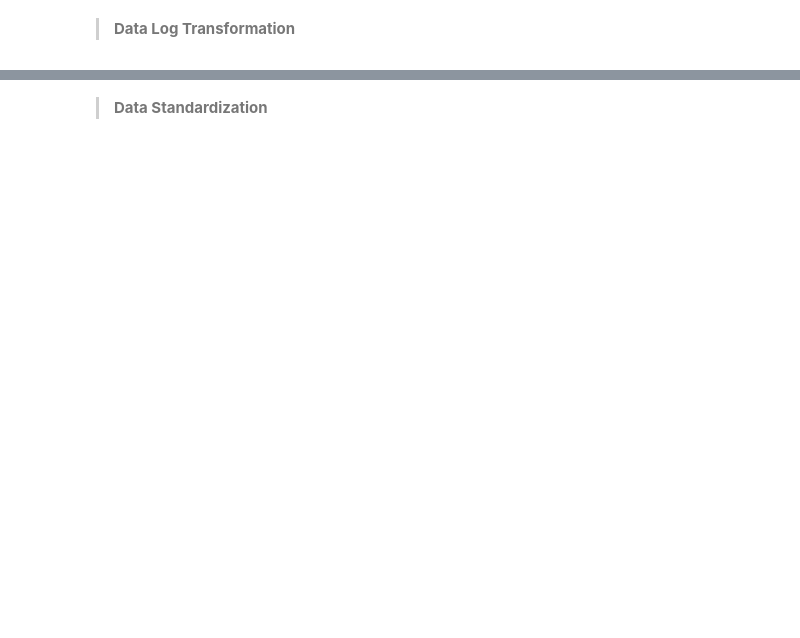
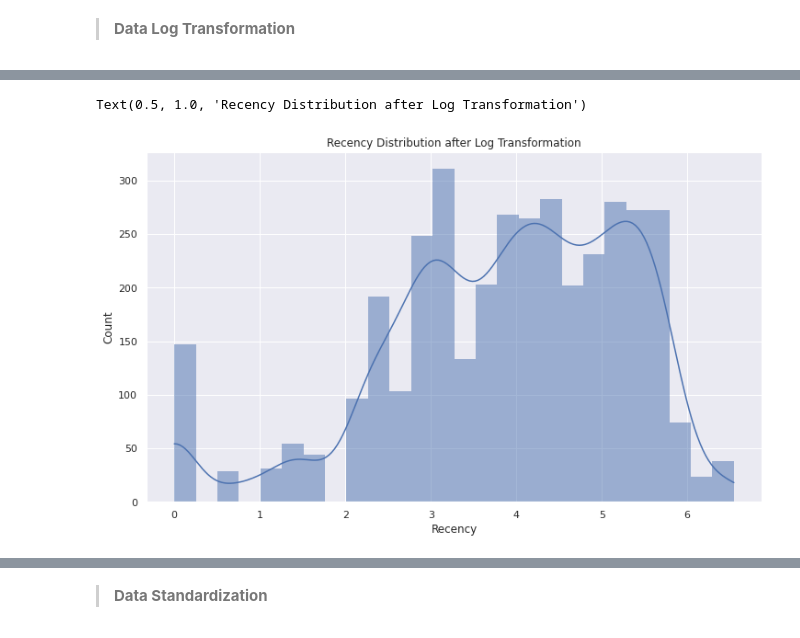
Before and after one commit to skpycoder786/CustomerSegmentation_MajorProject, a Jupyter notebook: customersegmentationanalysis-using-rfm-k-means.ipynb, the cells around one changed output, grey strips where cells are left out. Cells and saved outputs as stored; diff of their text form; code cells hidden in the pictures; blank space fills up the shorter version.

```diff
--- a/customersegmentationanalysis-using-rfm-k-means.ipynb
+++ b/customersegmentationanalysis-using-rfm-k-means.ipynb
@@ -299,7 +511,10 @@ Log_Tfd_Data
 # %%
 Recency_Plot_data = Log_Tfd_Data['Recency']
 sns.histplot(Recency_Plot_data, label="100% Equities", kde=True, linewidth=0)
-plt.title("Recency Distribution after Data normalization")
+plt.title("Recency Distribution after Log Transformation")
+# %% [output]
+Text(0.5, 1.0, 'Recency Distribution after Log Transformation')
+[figure, added]
 # %%
 Frequency_Plot_data = Log_Tfd_Data.query('Frequency < 1000')['Frequency']
 sns.histplot(Frequency_Plot_data, label="100% Equities", kde=True, linewidth=0)
```
Also changed, not shown: parts of 43 cells of this notebook.
